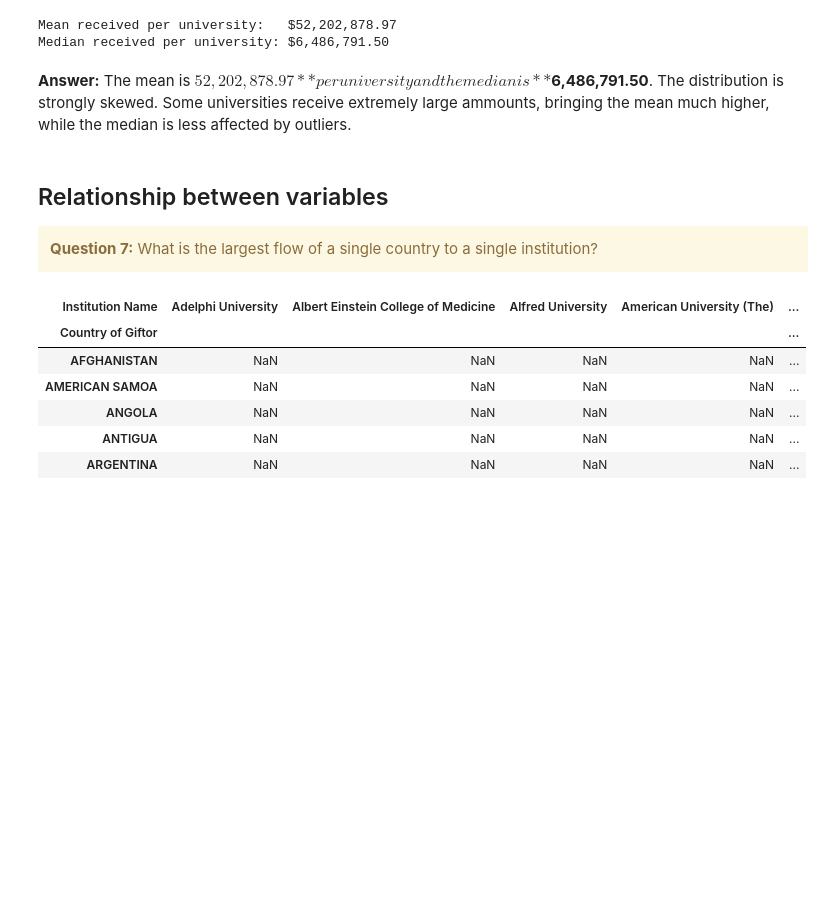
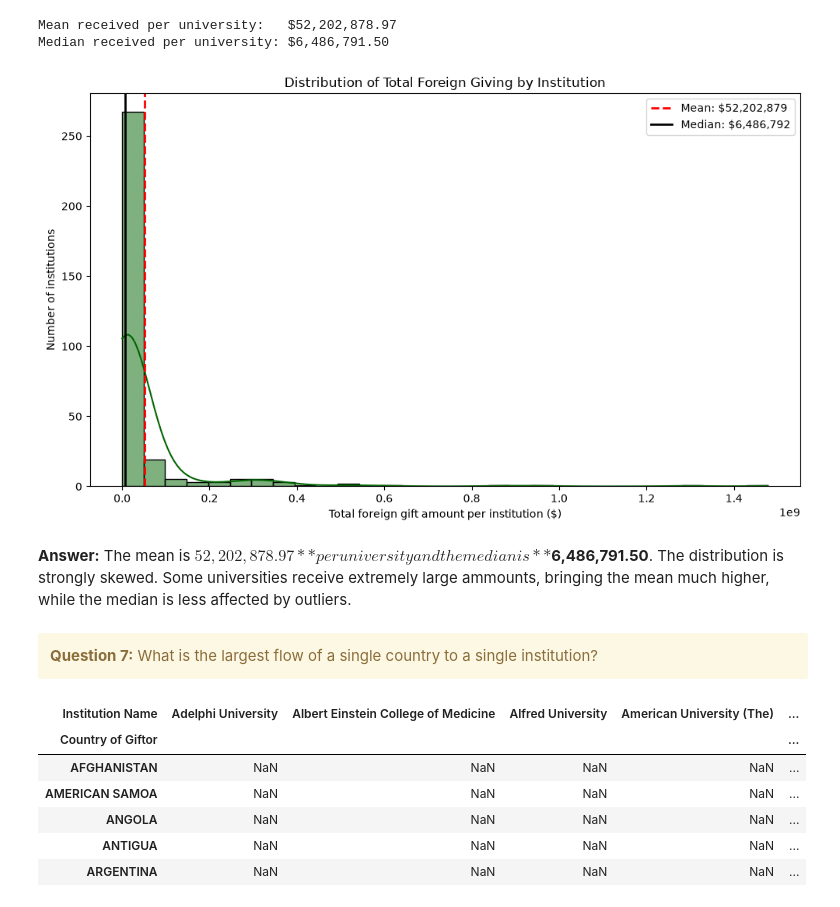
Before and after one commit to waltroou/uu_wrangling_and_eda, a Jupyter notebook: lab_1/initial_analysis.ipynb, the cells around one changed output. Saved outputs shown, nothing was run; the diff lists cells and outputs as text; code cells hidden in the pictures; blank space fills up the shorter version.

```diff
--- a/lab_1/initial_analysis.ipynb
+++ b/lab_1/initial_analysis.ipynb
@@ -145,10 +179,23 @@ print(f'Median received per university: ${median_received:,.2f}')
 # %% [output]
 Mean received per university:   $52,202,878.97
 Median received per university: $6,486,791.50
+# %%
+plt.figure(figsize=(10, 6))
+sns.histplot(amount_per_university, bins=30, kde=True, color='darkgreen')
+plt.axvline(mean_received, color='red', linestyle='--', linewidth=2, label=f'Mean: ${mean_received:,.0f}')
+plt.axvline(median_received, color='black', linestyle='-', linewidth=2, label=f'Median: ${median_received:,.0f}')
+plt.title('Distribution of Total Foreign Giving by Institution')
+plt.xlabel('Total foreign gift amount per institution ($)')
+plt.ylabel('Number of institutions')
+plt.legend()
+plt.tight_layout()
+plt.show()
+# %% [output]
+[figure, added]
 # %% [markdown]
 **Answer:** The mean is **$52,202,878.97** per university and the median is **$6,486,791.50**. The distribution is strongly skewed.  Some universities receive extremely large ammounts, bringing the mean much higher, while the median is less affected by  outliers.
 # %% [markdown]
-## Relationship between variables
+
 <div class="alert alert-block alert-warning">
 <b>Question 7:</b> What is the largest flow of a single country to a single institution?
 </div>
```
Also changed, not shown: parts of 6 cells of this notebook, 2 other files.
